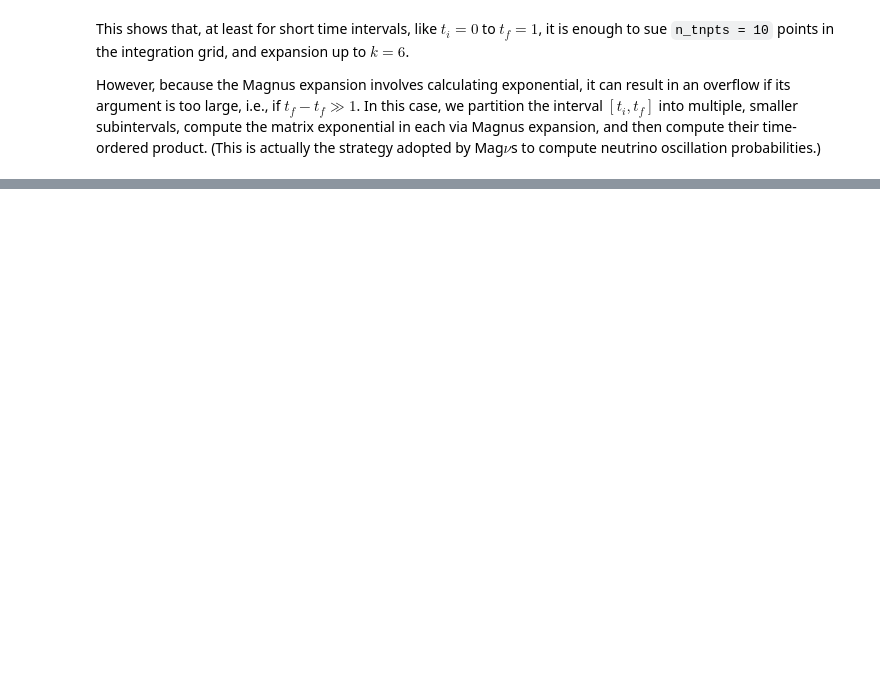
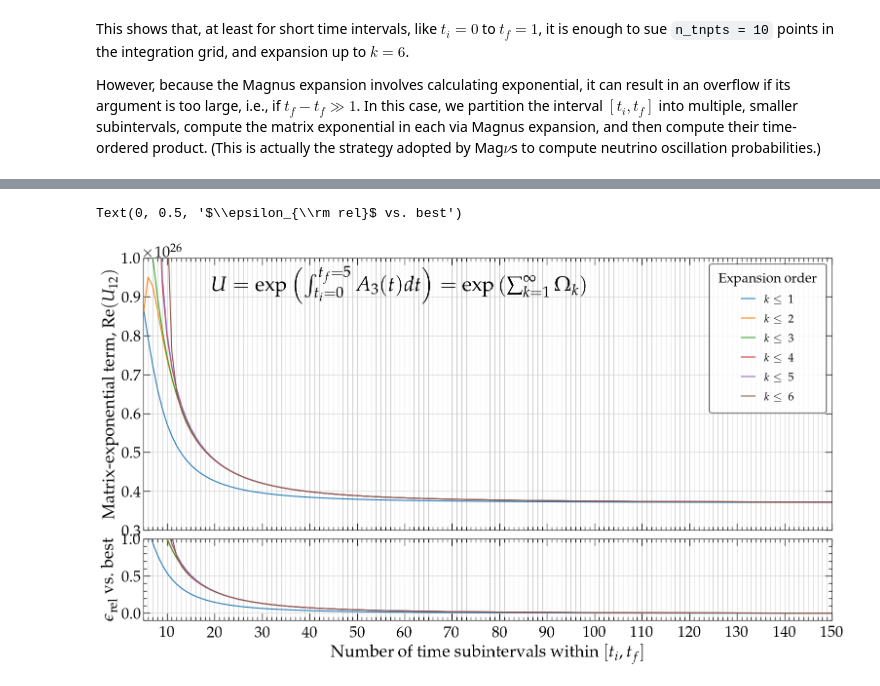
Before and after one commit to mbustama/Magnus, a Jupyter notebook: notebooks/9_magnus_matrix_exponential.ipynb, the cells around one changed output, grey strips where cells are left out. Drawn from its saved outputs; the diff is of its cells as text; code cells hidden in the pictures; blank space fills up the shorter version.

```diff
--- a/notebooks/9_magnus_matrix_exponential.ipynb
+++ b/notebooks/9_magnus_matrix_exponential.ipynb
@@ -160,3 +166,80 @@ Text(0, 0.5, '$\\epsilon_{\\rm rel}$ vs.~$k=6$')
 This shows that, at least for short time intervals, like $t_i = 0$ to $t_f = 1$, it is enough to sue `n_tnpts = 10` points in the integration grid, and expansion up to $k = 6$.
 
 However, because the Magnus expansion involves calculating exponential, it can result in an overflow if its argument is too large, i.e., if $t_f - t_f \gg 1$.  In this case, we partition the interval $[t_i, t_f]$ into multiple, smaller subintervals, compute the matrix exponential in each via Magnus expansion, and then compute their time-ordered product.  (This is actually the strategy adopted by Mag$\nu$s to compute neutrino oscillation probabilities.)
+# %%
+# Set run parameters
+order_max = 6
+elem_sel_i, elem_sel_j = 0, 1 # Select the [0][0] element of the returned matrix exponential
+t_i, t_f = 0, 5
+n_subintervals_min, n_subintervals_max = 5, 150
+
+# Open the figure
+heights, widths = [1.0, 0.3], [1.0]
+gs_kw = dict(height_ratios=heights, width_ratios=widths)
+fig, ax = plt.subplots(
+    ncols=1,
+    nrows=2,
+    gridspec_kw=gs_kw,
+    figsize=[18,9])
+fig.subplots_adjust(hspace=0.05, wspace=0.05)
+
+# Compute the best case, to compare all others against
+dt = (t_f-t_i)/n_subintervals_max # Width of each time subinterval
+subintervals = np.array([[dt*i, dt*(i+1)] for i in range(n_subintervals_max)]) # Start and stop of each ubinterval
+# Compute the matrix exponential in each subinterval
+exp_Omega_subintervals = np.array([magnus.magnus_expansion(A3, subint[0], subint[1], n_tpts=10, order=order_max,
+                                                      integration_method='trapezoid') for subint in subintervals])
+# Compute the time-ordered product of the matrix exponentials and save the selected matrix component
+best = abs(np.linalg.multi_dot(exp_Omega_subintervals)[elem_sel_i][elem_sel_j].real)
+
+# Now compute all other cases and plot them
+for order in range(order_max):
+    print("order = "+str(order+1))
+    # Generate the data
+    exp_Omega_elem_sel = []
+    for n_subintervals in range(n_subintervals_min, n_subintervals_max+1): # Number of time subintervals into which we divide [t_i, t_f]
+        # print(n_subintervals)
+        dt = (t_f-t_i)/n_subintervals # Width of each time subinterval
+        subintervals = np.array([[dt*i, dt*(i+1)] for i in range(n_subintervals)]) # Start and stop of each ubinterval
+        # Compute the matrix exponential in each subinterval
+        exp_Omega_subintervals = np.array([magnus.magnus_expansion(A3, subint[0], subint[1], n_tpts=10, order=order+1,
+                                                      integration_method='trapezoid') for subint in subintervals])
+        # Compute the time-ordered product of the matrix exponentials and save the selected matrix component
+        exp_Omega_elem_sel.append(abs(np.linalg.multi_dot(exp_Omega_subintervals)[elem_sel_i][elem_sel_j].real))
+    # Plot the data
+    ax[0].plot(range(n_subintervals_min, n_subintervals_max+1), exp_Omega_elem_sel, label='$k \leq~$'+str(order+1))
+    rel_error = (exp_Omega_elem_sel-best)/best
+    ax[1].plot(range(n_subintervals_min, n_subintervals_max+1), rel_error)
+
+# Legend
+ax[0].legend(fontsize=17, frameon=True, loc='upper right', handlelength=1.2, handleheight=0.7,
+             borderpad=0.8, title_fontsize=20, edgecolor='k', labelspacing=0.7, ncol=1, title=r'Expansion order')
+
+# Annotate
+ax[0].annotate(r'$U = \exp \left( \int_{t_i=0}^{t_f=5} A_3(t) dt \right) = \exp \left( \sum_{k=1}^\infty \Omega_k \right) $',
+               xy = (0.10, 0.88),  xycoords='axes fraction',  ha='left', fontsize=30)
+
+# Format plot
+for i, axx in enumerate(ax):
+    axx.set_xlim(n_subintervals_min, n_subintervals_max)
+    axx.xaxis.set_major_locator(mpl.ticker.MultipleLocator(base=10))
+    axx.xaxis.set_minor_locator(mpl.ticker.MultipleLocator(base=1))
+    axx.grid(visible=True, c='0.8', which='both', axis='x')
+    axx.grid(visible=True, c='0.8', which='major', axis='y')
+# ax[0].set_yscale('log')
+ax[0].set_ylim(3.e25, 1.e26)
+ax[1].set_ylim(-0.1, 1)
+ax[0].xaxis.set_ticklabels([])
+# ax[0].yaxis.set_major_locator(mpl.ticker.MultipleLocator(base=100))
+# ax[0].yaxis.set_minor_locator(mpl.ticker.MultipleLocator(base=10))
+ax[1].yaxis.set_major_locator(mpl.ticker.MultipleLocator(base=0.5))
+ax[1].yaxis.set_minor_locator(mpl.ticker.MultipleLocator(base=0.1))
+ax[0].set_ylabel(r'Matrix-exponential term, ${\rm Re} (U_{12})$')
+ax[1].set_xlabel(r'Number of time subintervals within $[t_i, t_f]$')
+ax[1].set_ylabel(r'$\epsilon_{\rm rel}$ vs. best')
+
+# Save plot
+# filename = 'magnus_expansion_performance_vs_n_subintervals'
+# plt.savefig('../fig/'+filename+'.pdf', transparent=False, bbox_inches='tight', dpi=300)
+# plt.savefig('../fig/'+filename+'.jpg', transparent=False, bbox_inches='tight', dpi=200)
+# %% [output]
@@ -162,0 +252,2 @@ However, because the Magnus expansion involves calculating exponential, it can r
+Text(0, 0.5, '$\\epsilon_{\\rm rel}$ vs. best')
+[figure, added]
```
Also changed, not shown: parts of 11 cells of this notebook.
